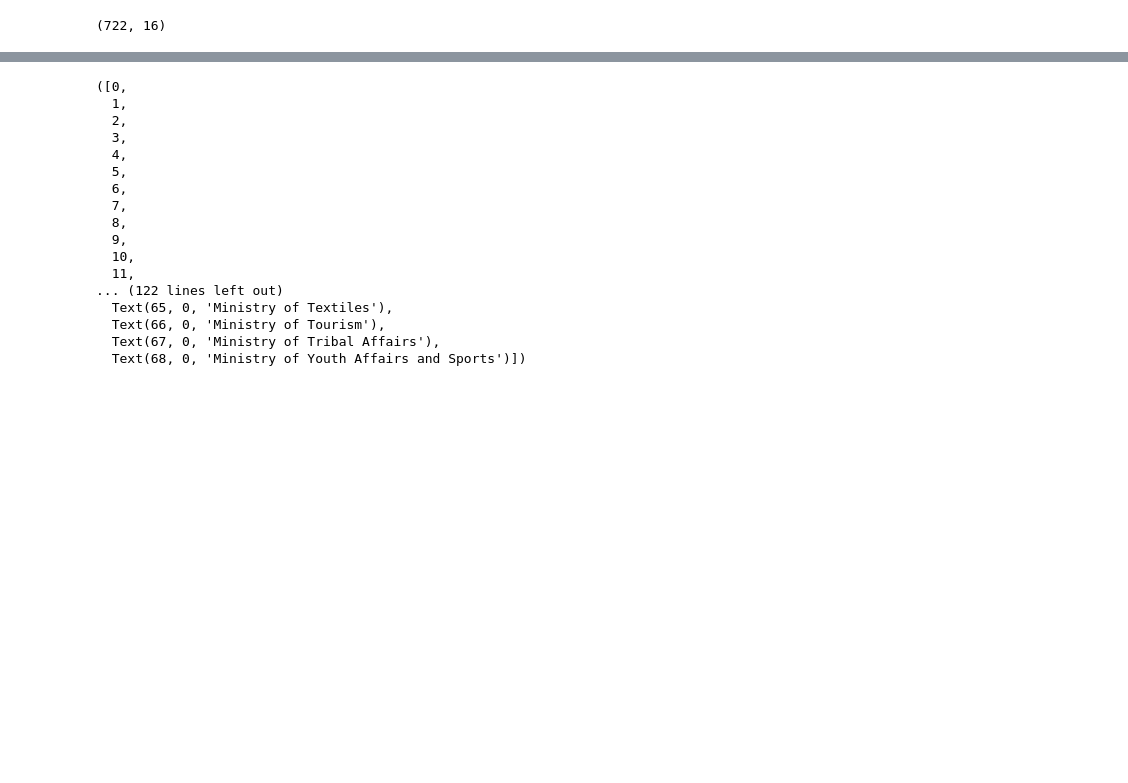
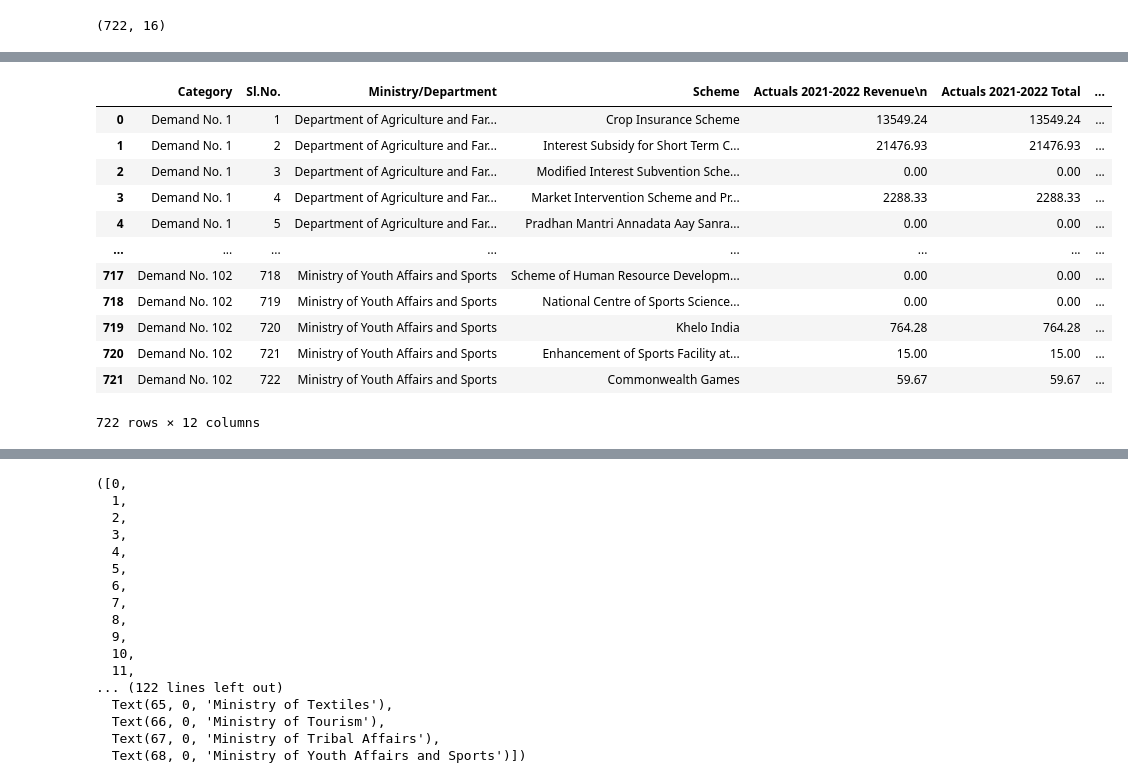
Before and after one commit to 0gaurav4/Financial-Budget-Analysis, a Jupyter notebook: Finance.ipynb, the cells around one changed output, grey strips where cells are left out. Saved outputs shown, nothing was run; the diff lists cells and outputs as text; code cells hidden in the pictures; blank space fills up the shorter version.

```diff
--- a/Finance.ipynb
+++ b/Finance.ipynb
@@ -28,3 +51,22 @@ df.shape
+# %%
+# Fill 0.0 values with mean for numeric columns only
+numeric_cols = df.select_dtypes(include=[np.number]).columns
+df[numeric_cols] = df[numeric_cols].fillna(df.mean())
+df
+# %% [output]
+|  | Category | Sl.No. | Ministry/Department | Scheme | Actuals 2021-2022 Revenue\n | Actuals 2021-2022 Total | ... |
+| 0 | Demand No. 1 | 1 | Department of Agriculture and Far... | Crop Insurance Scheme | 13549.24 | 13549.24 | ... |
+| 1 | Demand No. 1 | 2 | Department of Agriculture and Far... | Interest Subsidy for Short Term C... | 21476.93 | 21476.93 | ... |
+| 2 | Demand No. 1 | 3 | Department of Agriculture and Far... | Modified Interest Subvention Sche... | 0.00 | 0.00 | ... |
+| 3 | Demand No. 1 | 4 | Department of Agriculture and Far... | Market Intervention Scheme and Pr... | 2288.33 | 2288.33 | ... |
+| 4 | Demand No. 1 | 5 | Department of Agriculture and Far... | Pradhan Mantri Annadata Aay Sanra... | 0.00 | 0.00 | ... |
+| ... | ... | ... | ... | ... | ... | ... | ... |
+| 717 | Demand No. 102 | 718 | Ministry of Youth Affairs and Sports | Scheme of Human Resource Developm... | 0.00 | 0.00 | ... |
+| 718 | Demand No. 102 | 719 | Ministry of Youth Affairs and Sports | National Centre of Sports Science... | 0.00 | 0.00 | ... |
+| 719 | Demand No. 102 | 720 | Ministry of Youth Affairs and Sports | Khelo India | 764.28 | 764.28 | ... |
+| 720 | Demand No. 102 | 721 | Ministry of Youth Affairs and Sports | Enhancement of Sports Facility at... | 15.00 | 15.00 | ... |
+| 721 | Demand No. 102 | 722 | Ministry of Youth Affairs and Sports | Commonwealth Games | 59.67 | 59.67 | ... |
+722 rows × 12 columns
 # %%
 df.info()
 # %% [output]
```
Also changed, not shown: parts of 8 cells of this notebook, 4 other files.
